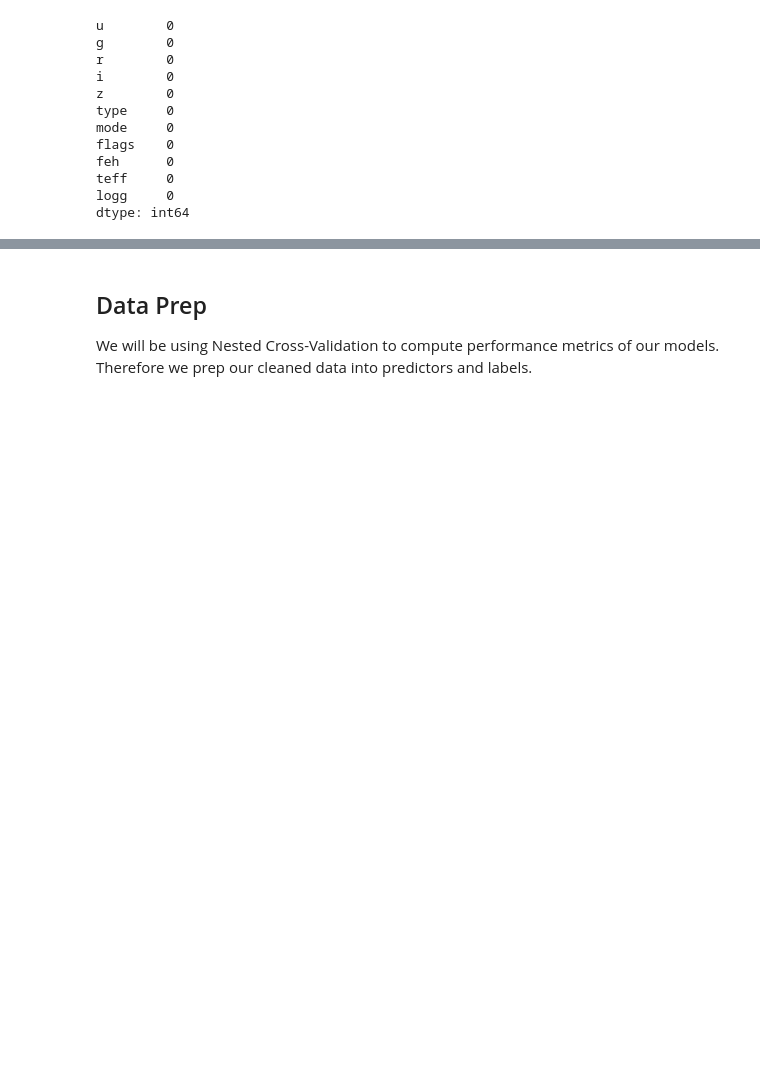
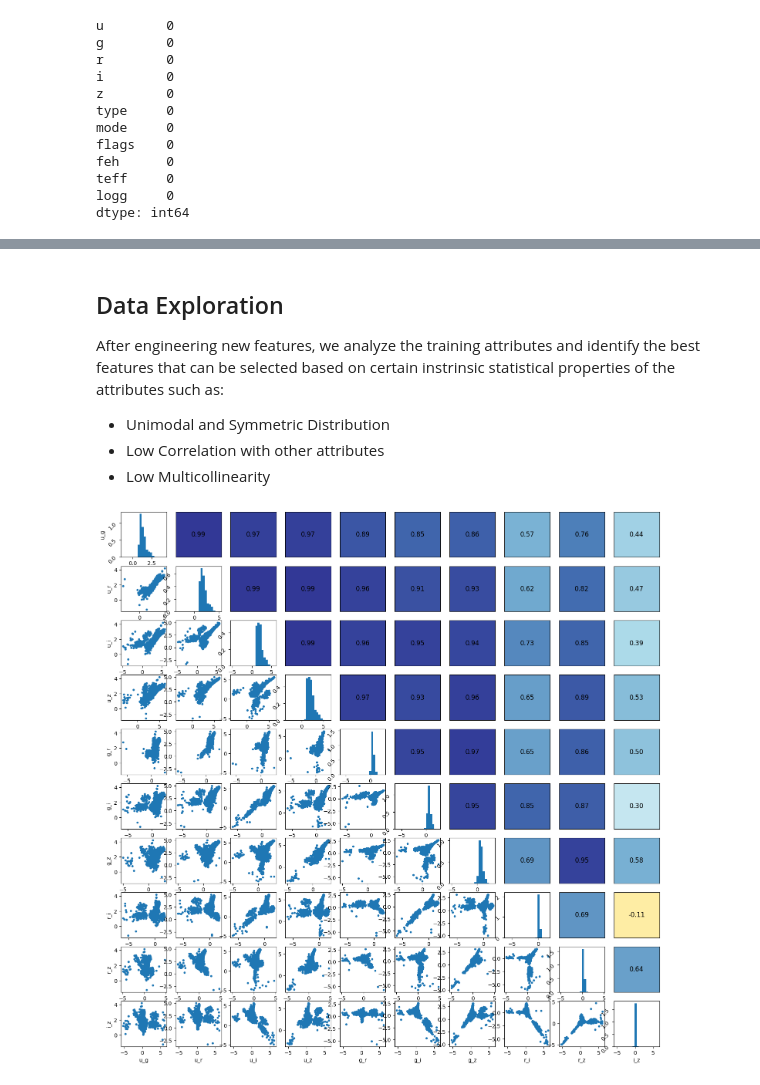
Before and after one commit to Reego/ml-project, a Jupyter notebook: main.ipynb, the cells around one changed output, grey strips where cells are left out. Drawn from its saved outputs; the diff is of its cells as text; code cells hidden in the pictures; blank space fills up the shorter version.

Commit message:
Added anomaly detection and pairplots for data exploration

```diff
--- a/main.ipynb
+++ b/main.ipynb
@@ -290,4 +310,42 @@ Number of Rows: 267162, Number of Columns: 7
 # %% [markdown]
-## Data Prep
-We will be using Nested Cross-Validation to compute performance metrics of our models.\
-Therefore we prep our cleaned data into predictors and labels.
+## Data Exploration
+After engineering new features, we analyze the training attributes and identify the best features that can be selected based on certain instrinsic statistical properties of the attributes such as:
+- Unimodal and Symmetric Distribution
+- Low Correlation with other attributes
+- Low Multicollinearity
+# %%
+# utility function to produce pairplots for training attributes
+def pairplots(df: pd.DataFrame) -> None:
+    fig, axs = plt.subplots(nrows=len(df.columns), ncols=len(df.columns), figsize=(18, 18))
+
+    cmap = cm.RdYlBu
+    norm = Normalize(vmin=-1, vmax=1)  # normalize for correlation range from -1 to 1
+
+    for i, col1 in enumerate(df.columns):
+        for j, col2 in enumerate(df.columns):
+            if i == j:
+                # main diagonal -> make histograms
+                axs[i, j].hist(df[col1], bins=20, density=True)
+                axs[i, j].tick_params(axis="y", labelrotation=45)
+            elif i > j:
+                # below main diagonal -> make scatter plots
+                axs[i, j].scatter(df[col1], df[col2], marker=".")
+            else:
+                # above main diagonal -> show correlation
+                corr = np.corrcoef(df[col1], df[col2])[0, 1]
+                axs[i, j].set_facecolor(cmap(norm(corr)))
+                axs[i, j].text(0.5, 0.5, f"{corr:.2f}", fontsize=12, ha="center", va="center", transform=axs[i, j].transAxes)
+                axs[i, j].set_xticks([])
+                axs[i, j].set_yticks([])
+
+            if i == len(df.columns) - 1:
+                axs[i, j].set_xlabel(col2)
+            if j == 0:
+                axs[i, j].set_ylabel(col1)
+
+plt.show()
+# %%
+Xs = complete_data.drop(["feh", "teff", "logg"], axis=1)
+pairplots(Xs)
+# %% [output]
+[figure, added]
```
Also changed, not shown: parts of 3 cells of this notebook.
